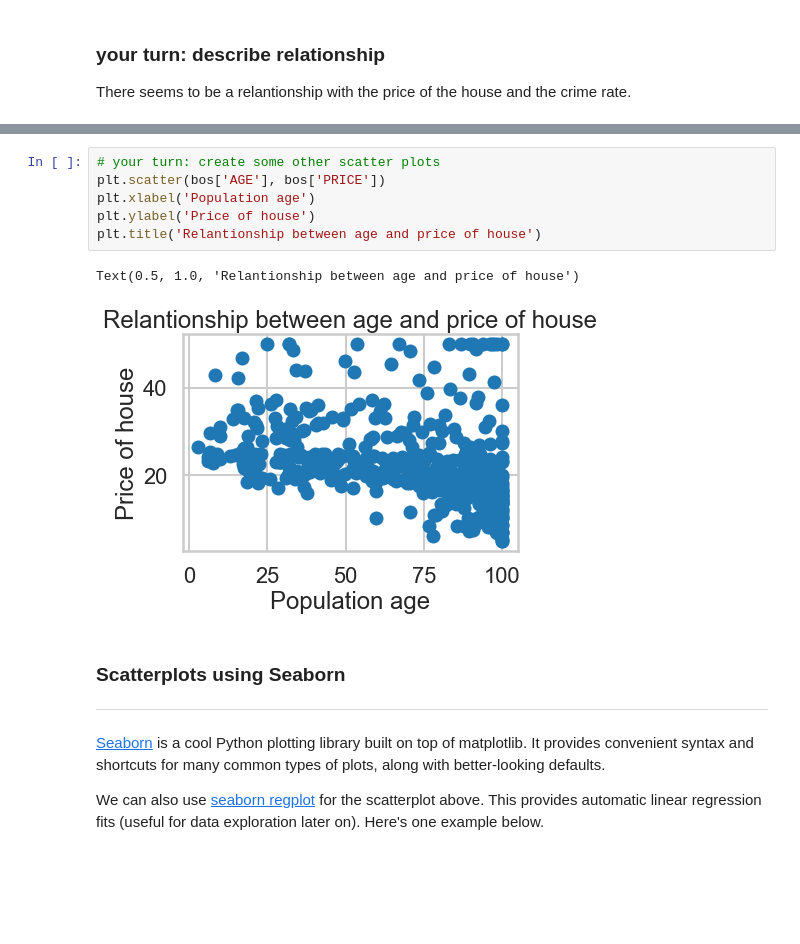
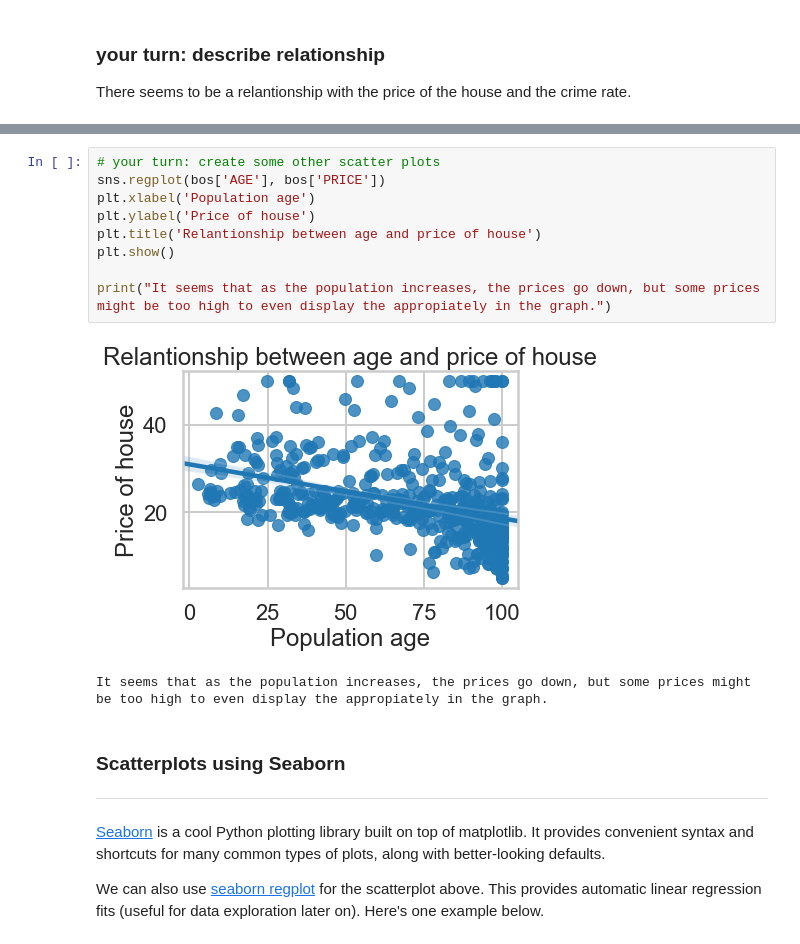
Before and after one commit to CJL89/Linear-Regression, a Jupyter notebook: Mini_Project_Linear_Regression.ipynb, the cells around one changed output, grey strips where cells are left out. Cells and saved outputs as stored; diff of their text form; blank space fills up the shorter version.

```diff
--- a/Mini_Project_Linear_Regression.ipynb
+++ b/Mini_Project_Linear_Regression.ipynb
@@ -301,12 +311,15 @@ Text(0.5, 1.0, 'Relationship between pupils and the price of a house')
 # %%
 # your turn: create some other scatter plots
-plt.scatter(bos['AGE'], bos['PRICE'])
+sns.regplot(bos['AGE'], bos['PRICE'])
 plt.xlabel('Population age')
 plt.ylabel('Price of house')
 plt.title('Relantionship between age and price of house')
+plt.show()
+
+print("It seems that as the population increases, the prices go down, but some prices might be too high to even display the appropiately in the graph.")
 # %% [output]
+[figure, new version]
-Text(0.5, 1.0, 'Relantionship between age and price of house')
+It seems that as the population increases, the prices go down, but some prices might be too high to even display the appropiately in the graph.
-[figure, old version]
 # %% [markdown]
 ### Scatterplots using Seaborn
 ***
```
Also changed, not shown: parts of 23 cells of this notebook.
